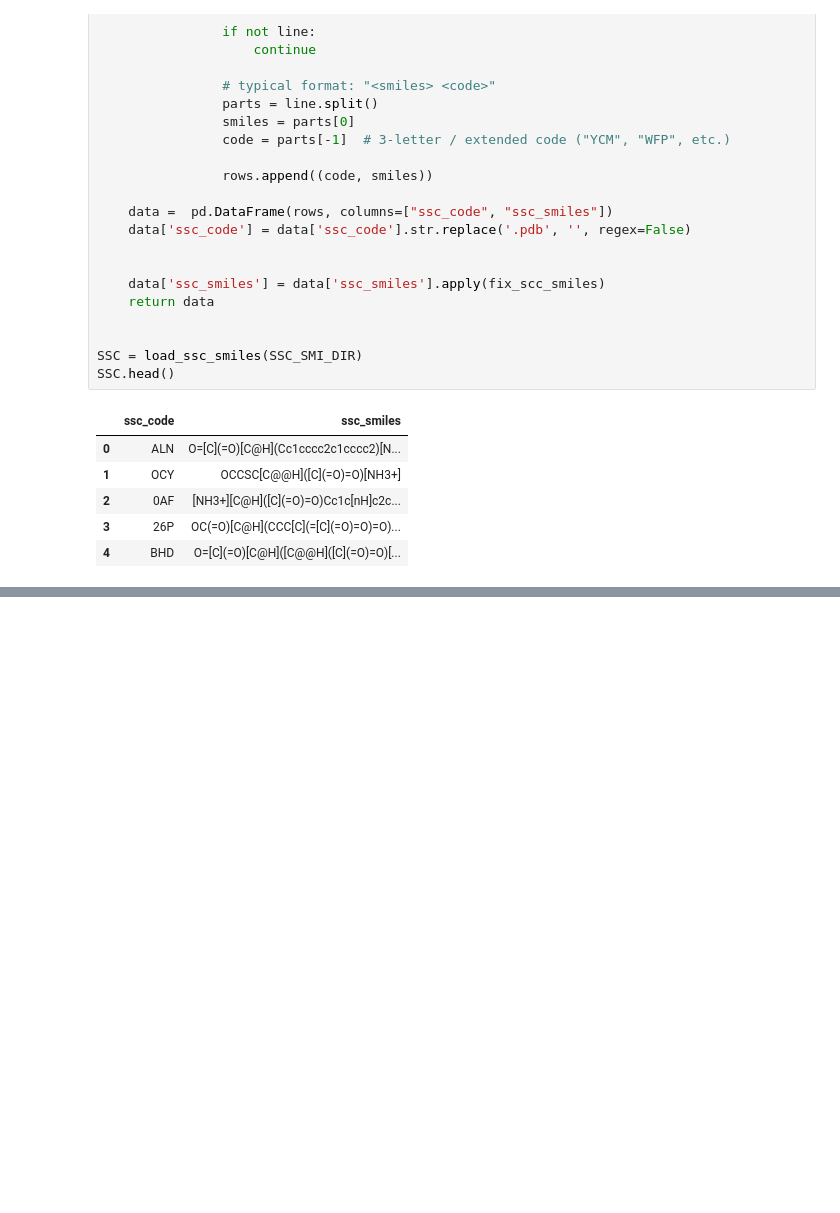
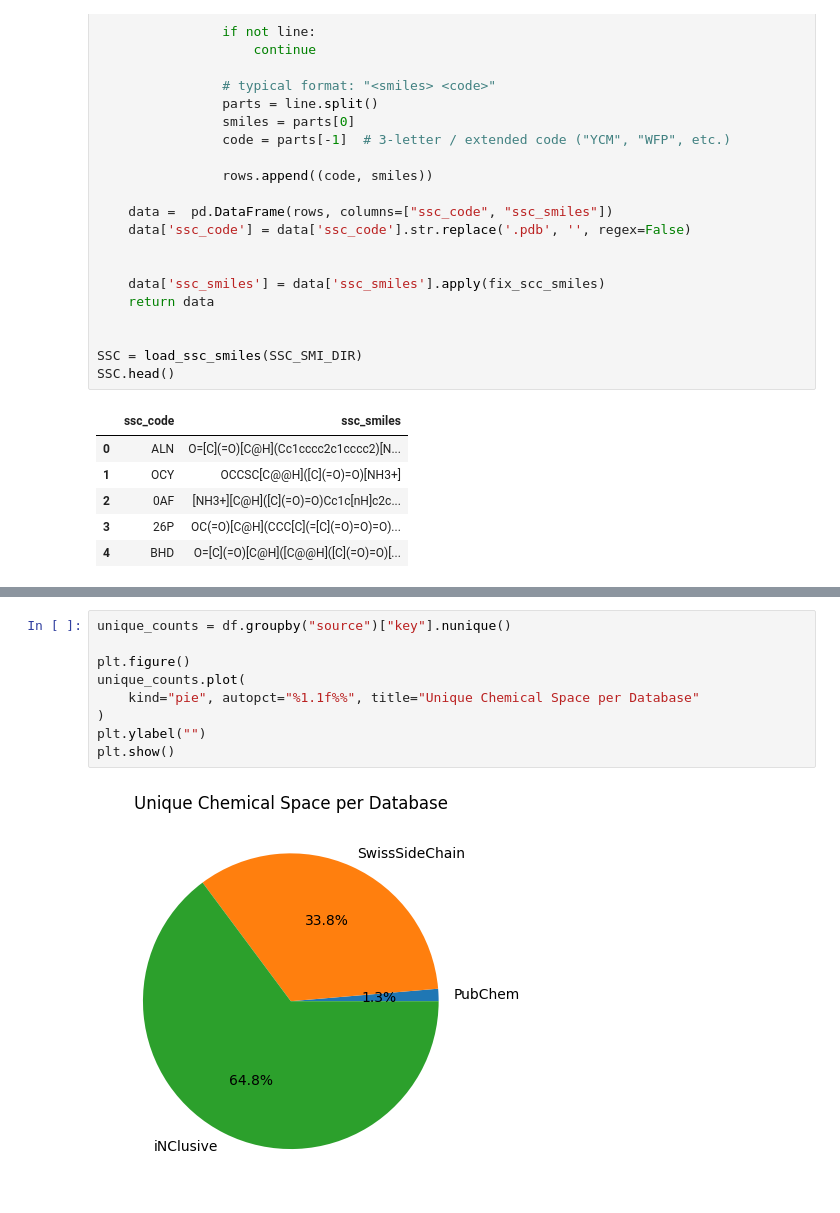
Before and after one commit to Azulene-Labs/SanjitAzuleneLabs, a Jupyter notebook: drug_dataset/UAA/merge_ncaa_datasets.ipynb, the cells around one changed output, grey strips where cells are left out. Cells and saved outputs as stored; diff of their text form; blank space fills up the shorter version.

```diff
--- a/drug_dataset/UAA/merge_ncaa_datasets.ipynb
+++ b/drug_dataset/UAA/merge_ncaa_datasets.ipynb
@@ -245,0 +233,11 @@ chembl_noncanonical.head()
+# %%
+unique_counts = df.groupby("source")["key"].nunique()
+
+plt.figure()
+unique_counts.plot(
+    kind="pie", autopct="%1.1f%%", title="Unique Chemical Space per Database"
+)
+plt.ylabel("")
+plt.show()
+# %% [output]
+[figure, added]
```
Also changed, not shown: parts of 20 cells of this notebook, 6 other files.
